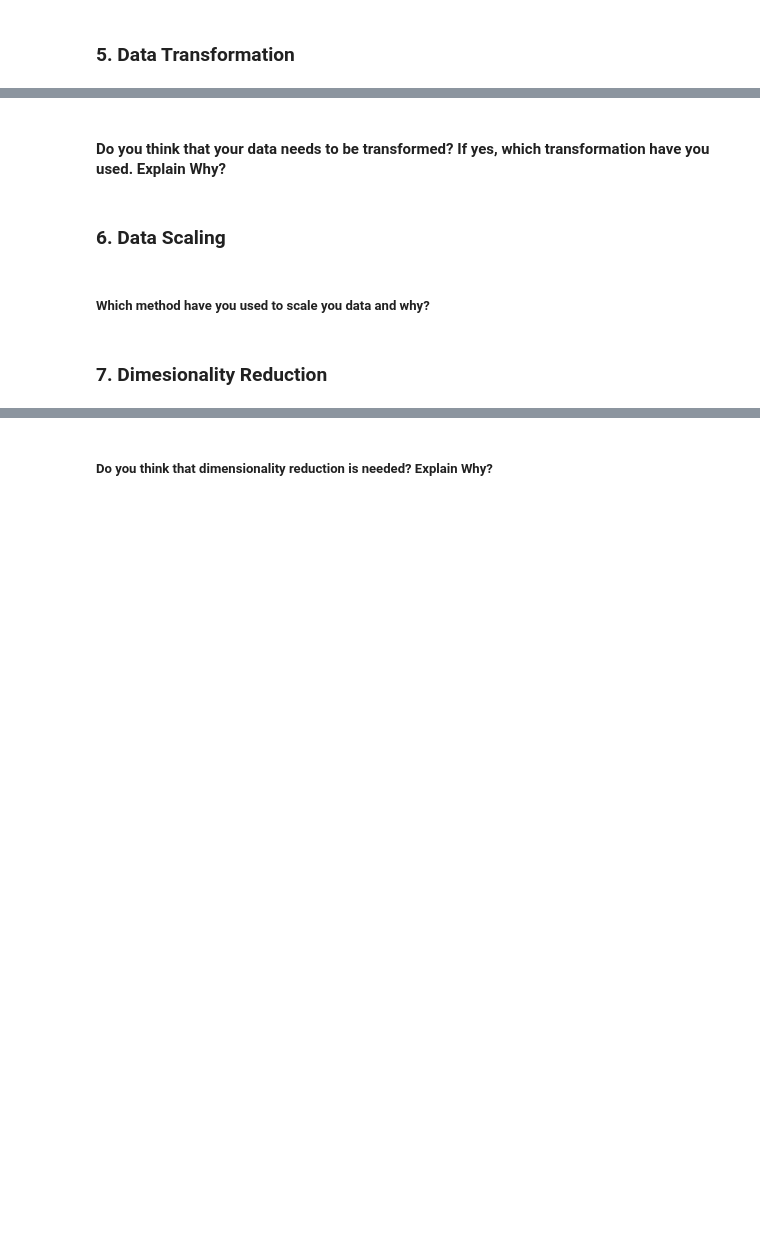
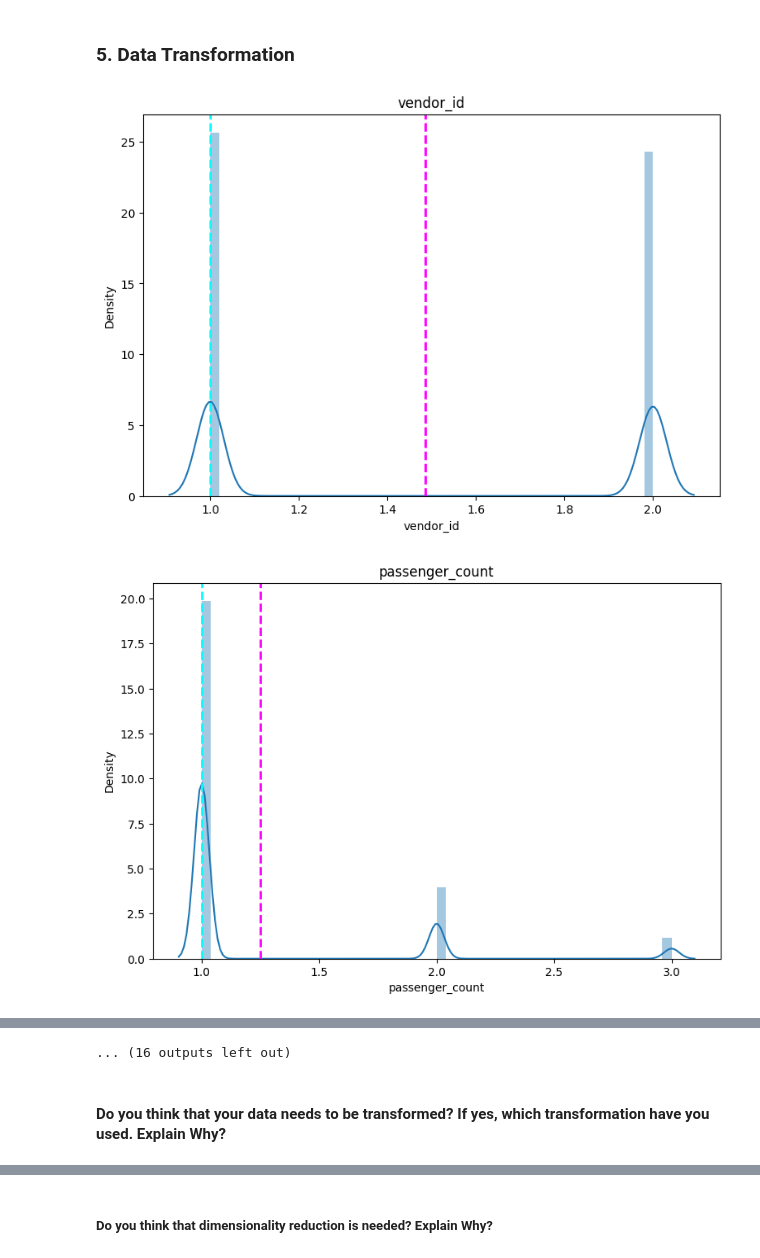
Before and after one commit to Mr-Himanshu123/ML_Project-Taxi-Trip-Time-Prediction, a Jupyter notebook: NYC_Taxi_Trip_Time_Prediction.ipynb, the cells around one changed output, grey strips where cells are left out. Saved outputs shown, nothing was run; the diff lists cells and outputs as text; code cells hidden in the pictures; blank space fills up the shorter version.

```diff
--- a/NYC_Taxi_Trip_Time_Prediction.ipynb
+++ b/NYC_Taxi_Trip_Time_Prediction.ipynb
@@ -1277,6 +1425,8 @@ Name: timezones, dtype: int64
 # %%
 #Creating dummies of duration time , days and timezones columns
 nyc_data_copy=pd.get_dummies(nyc_data_copy,columns=['duration_time','days','timezones'], prefix=['duration','day','zone'])
+# %%
+nyc_data_copy=pd.get_dummies(nyc_data_copy,columns=['pickup_month'],prefix=['month'])
 # %%
 #Checking dataset
 nyc_data_copy.head()
@@ -1352,10 +1505,5 @@ Answer Here.
 Answer Here.
 # %% [markdown]
 ### 4. Feature Manipulation & Selection
-# %%
-#Manipulating categorical columns which are highly correlated refer to chart -14 (Correlation map)
-##As we know that pickup month and dropoff month are highly corelated (100%) And pickup hour and dropoff hour are also correlated(93%)
-nyc_data_copy['month']=0.5*nyc_data_copy['pickup_month']+0.5*nyc_data_copy['dropoff_month']
-nyc_data_copy['hour']=0.6*nyc_data_copy['pickup_hour']+0.4*nyc_data_copy['dropoff_hour']
 # %% [markdown]
 #### 1. Feature Manipulation
@@ -1367,0 +1517,5 @@ nyc_data_copy['hour']=0.6*nyc_data_copy['pickup_hour']+0.4*nyc_data_copy['dropof
+# %%
+# Select your features wisely to avoid overfitting
+## Dropping unwanted columns from the dataset
+nyc_data_copy.drop(['id','pickup_datetime','dropoff_datetime','pickup_day','dropoff_day','pickup_hour','dropoff_hour',
+                     'dropoff_month','pickup_timezone','dropoff_timezone'],axis=1,inplace=True)
@@ -1367,0 +1528,3 @@ nyc_data_copy['hour']=0.6*nyc_data_copy['pickup_hour']+0.4*nyc_data_copy['dropof
+# %%
+#Also removing one-one dummies columns that can affect by:-> Dummy variable Trap
+nyc_data_copy.drop(['duration_>20','day_Monday','zone_morning','month_6'],axis=1,inplace=True)
@@ -1376,2 +1548,16 @@ Answer Here.
 # %% [markdown]
 ### 5. Data Transformation
+# %%
+# Checking distribution of all features
+for col in nyc_data_copy.columns:
+  fig=plt.figure(figsize=(9,6))
+  ax=fig.gca()
+  features=(nyc_data_copy[col])
+  sns.distplot(nyc_data_copy[col])
+  ax.axvline(features.mean(),color='magenta',linestyle='dashed',linewidth=2)
+  ax.axvline(features.median(),color='cyan',linestyle='dashed',linewidth=2)
+  ax.set_title(col)
+plt.show()
+# %% [output]
+[figure, added]
+[figure, added]
@@ -1378,2 +1574,3 @@ Answer Here.
+... (16 outputs left out)
 # %% [markdown]
 #### Do you think that your data needs to be transformed? If yes, which transformation have you used. Explain Why?
@@ -1382,2 +1576,0 @@ Answer Here.
-# %% [markdown]
-### 6. Data Scaling
@@ -1386,4 +1576,0 @@ Answer Here.
-# %% [markdown]
-##### Which method have you used to scale you data and why?
-# %% [markdown]
-### 7. Dimesionality Reduction
```
Also changed, not shown: parts of 67 cells of this notebook.
